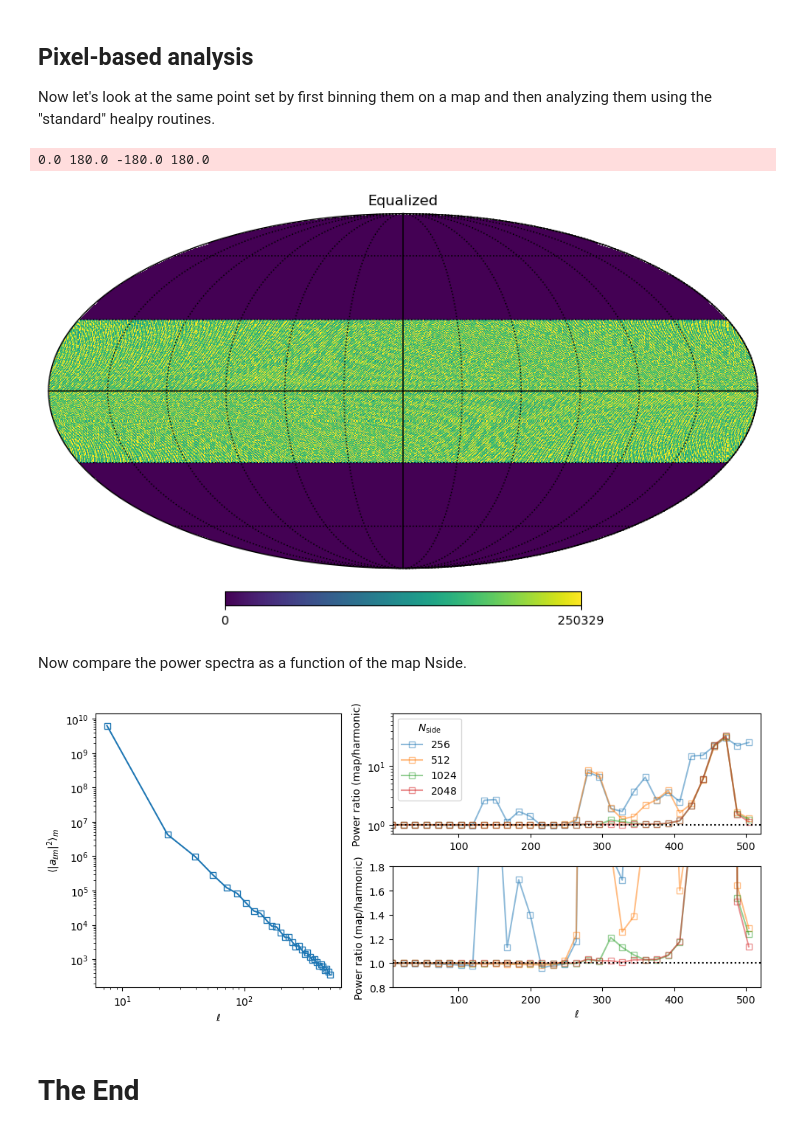
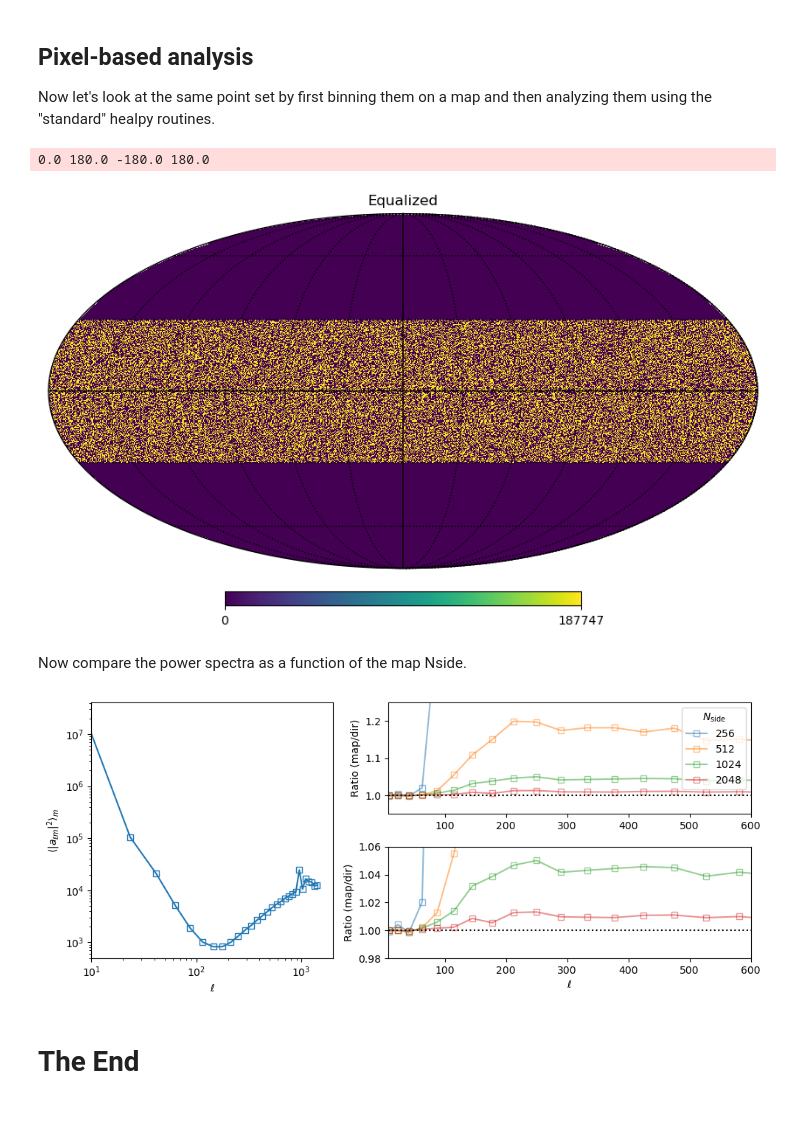
Before and after one commit to martinjameswhite/directsht, a Jupyter notebook: notebooks/golden_spiral.ipynb, the cells around one changed output. Cells and saved outputs as stored; diff of their text form; code cells hidden in the pictures.

```diff
--- a/notebooks/golden_spiral.ipynb
+++ b/notebooks/golden_spiral.ipynb
@@ -13,10 +13,11 @@ sys.path.append('../csht')
 from sht import DirectSHT
+# %%
+rng = np.random.default_rng()
 # %%
-# Set up an sht instance.  We will set
-# Nx to be quite large, so that we are
-# confident in our interpolation.
-Nl   = 2**9
-Nx   = 4*Nl+1
+# Set up an sht instance.  We will set Nx to be "large",
+# so that we are confident in our interpolation.
+Nl   = 1500
+Nx   = 2*Nl+1
 xmax = 5.0/8.0
 #
 sht= DirectSHT(Nl,Nx,xmax)
@@ -30,16 +36,21 @@ for i in range(0,Nl,NperBin):
 # %%
 # Code to lay down N points in a golden spiral (a.k.a. Fibonacci spiral).
-def golden_spiral(Npnt,cosmax=0.5):
-    """Returns (theta,phi) for Npnt points in a golden spiral."""
+def golden_spiral(Npnt,cosmax=0.5,eps=1.25e-3):
+    """Returns (theta,phi,wt) for Npnt points in a golden spiral
+    and randomly perturbed by eps."""
     grat  = 0.5*(1 + np.sqrt(5.)) # Golden ratio.
     kk    = np.arange(Npnt,dtype='float64')
+    cost  = cosmax*(1-(2*kk+1)/Npnt)
     phi   = 2*np.pi*( (kk/grat)%1 )
-    theta = np.arccos(cosmax*(1-(2*kk+1)/Npnt))
+    cost += rng.normal(loc=0,scale=eps,size=Npnt)
+    phi  += rng.normal(loc=0,scale=eps,size=Npnt)
+    theta = np.arccos(np.clip(cost,-cosmax,cosmax))
     wt    = np.ones(Npnt)
     return( (theta,phi,wt) )
 # %%
 # Generate points and cut to the "observed region".
-npnt = 2**20 # About a million points.
+npnt = 2**20    # About 1 million points.
+npnt = 5*2**15  # 163840 points.
 thetas,phis,wts = golden_spiral(npnt)
 # %% [markdown]
 ## Harmonic analysis.
@@ -89,49 +100,50 @@ hp.graticule()
 plt.show()
 # %% [output]
 0.0 180.0 -180.0 180.0
-[figure, old version]
+[figure, new version]
 # %% [markdown]
 Now compare the power spectra as a function of the map Nside.
 # %%
 #fig,ax = plt.subplots(2,2,sharex=True,sharey=False,figsize=(8,6))
-fig = plt.figure(figsize=(10,4.5))
+fig = plt.figure(figsize=(10,4.25))
 gs  = fig.add_gridspec(2,2,width_ratios=[2,3])
 ax0 = fig.add_subplot(gs[:,0])
 ax1 = fig.add_subplot(gs[0,1])
 ax2 = fig.add_subplot(gs[1,1])
 #
 ax0.loglog(ell,hcl,'s-',mfc='None')
+ax0.set_xlim(10,1999.)
 ax0.set_xlabel(r'$\ell$')
 ax0.set_ylabel(r'$\langle |a_{\ell m}|^2\rangle_m$')
 #
 icol= 0
 for nside in [256,512,1024,2048]:
     dmap = make_map(thetas,phis,nside)
     mcl  = hp.sphtfunc.anafast(dmap,alm=False,\
                                lmax=sht.Nell-1,pol=False)
     ratio= np.dot(bins,mcl)/hcl
     #
     ax1.plot(ell,ratio,'s-',color='C'+str(icol),alpha=0.5,\
              mfc='None',label='${:4d}$'.format(nside))
     ax2.plot(ell,ratio,'s-',color='C'+str(icol),alpha=0.5,\
              mfc='None')
     icol = (icol+1)%10
 ax1.axhline(1.0,ls=':',color='k')
 ax2.axhline(1.0,ls=':',color='k')
-ax1.set_xlim(8.0,520)
-ax2.set_xlim(8.0,520)
-ax1.set_ylabel(r'Power ratio (map/harmonic)')
-ax2.set_ylabel(r'Power ratio (map/harmonic)')
-ax1.legend(title=r'$N_{\rm side}$',loc=2)
-ax1.set_ylim(0.7, 80)
-ax1.set_yscale('log')
-ax2.set_ylim(0.8,1.8)
+ax1.set_xlim(8.0,600)
+ax2.set_xlim(8.0,600)
+ax1.set_ylabel(r'Ratio (map/dir)')
+ax2.set_ylabel(r'Ratio (map/dir)')
+ax1.legend(title=r'$N_{\rm side}$',loc=1)
+ax1.set_ylim(0.95,1.25)
+ax1.set_yscale('linear')
+ax2.set_ylim(0.98,1.06)
 ax2.set_yscale('linear')
 ax2.set_xlabel(r'$\ell$')
 #
 plt.tight_layout()
-plt.savefig('golden_spiral.pdf')
+#plt.savefig('golden_spiral.pdf')
 # %% [output]
-[figure, old version]
+[figure, new version]
 # %% [markdown]
 # The End
```
Also changed, not shown: parts of 4 cells of this notebook.
